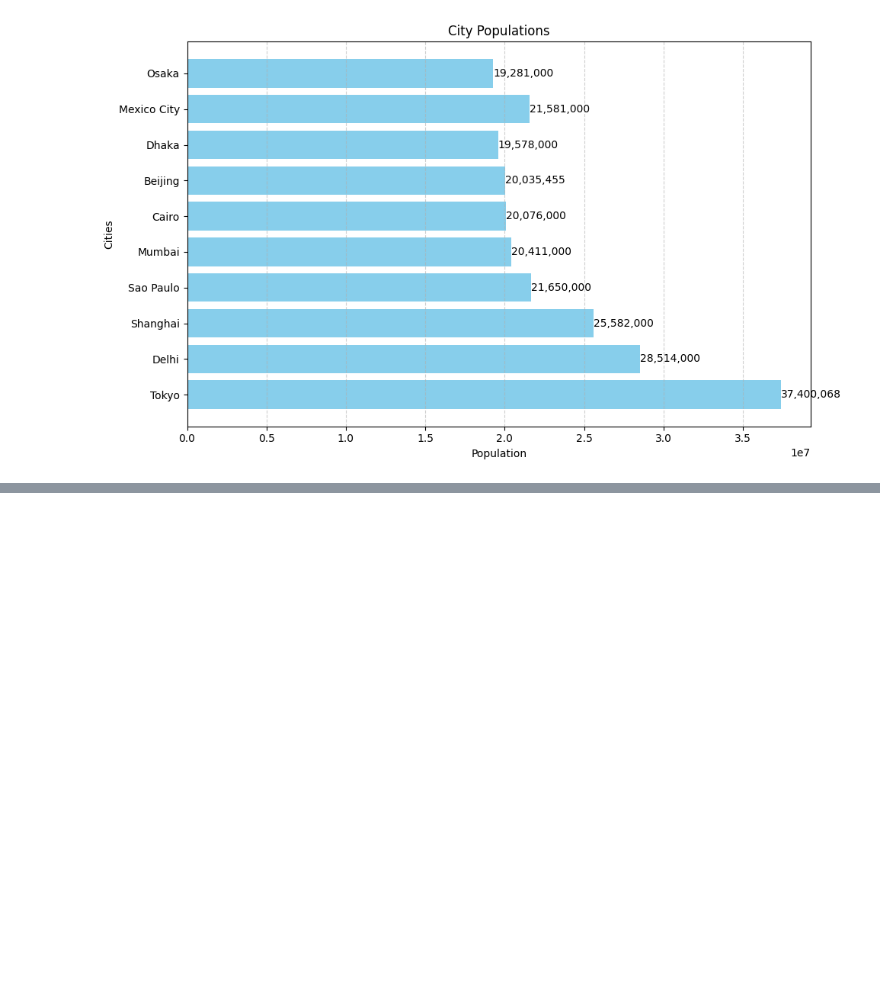
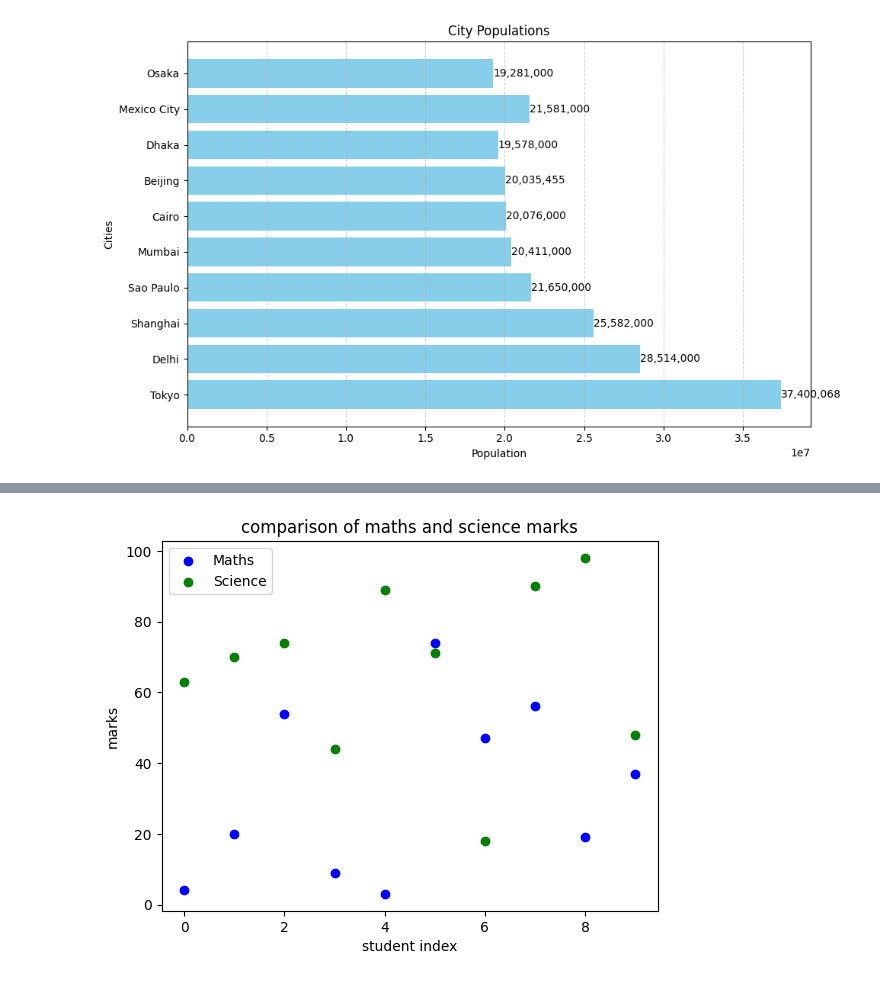
Before and after one commit to ibrahimjohar/PAI-Fall-2024, a Jupyter notebook: Labs/09/lab9.ipynb, the cells around one changed output, grey strips where cells are left out. Cells and saved outputs as stored; diff of their text form; code cells hidden in the pictures; blank space fills up the shorter version.

```diff
--- a/Labs/09/lab9.ipynb
+++ b/Labs/09/lab9.ipynb
@@ -92,0 +145,18 @@ plt.show()
+# %%
+#q06
+import numpy as np
+import matplotlib.pyplot as plt
+
+mathsMarks = np.random.randint(0, 100, 10)
+scienceMarks = np.random.randint(0, 100, 10)
+
+plt.scatter(range(10), mathsMarks, color='blue', label='Maths')
+plt.scatter(range(10), scienceMarks, color='green', label='Science')
+
+plt.xlabel('student index')
+plt.ylabel('marks')
+plt.legend()
+plt.title('comparison of maths and science marks')
+plt.show()
+# %% [output]
+[figure, added]
```
Also changed, not shown: parts of 6 cells of this notebook, 1 other file.
